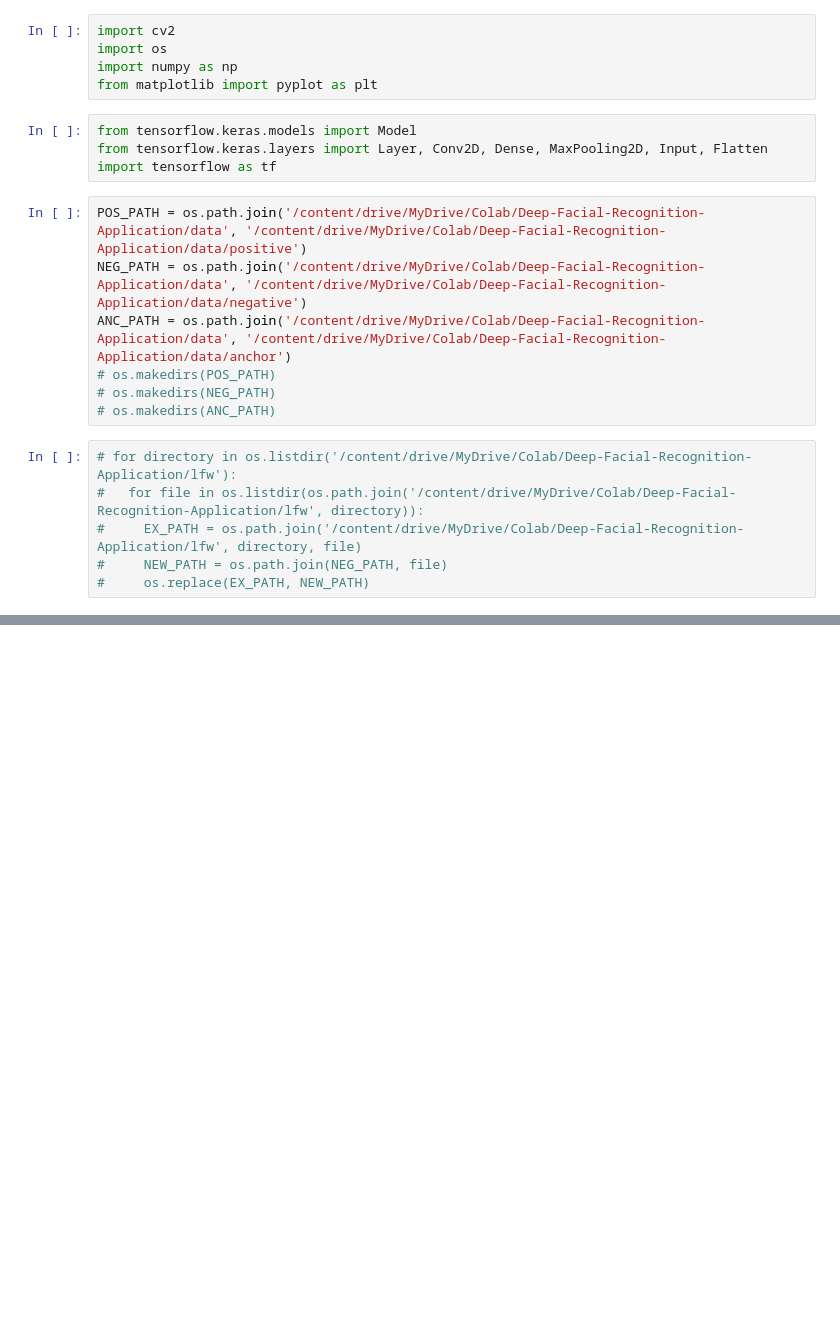
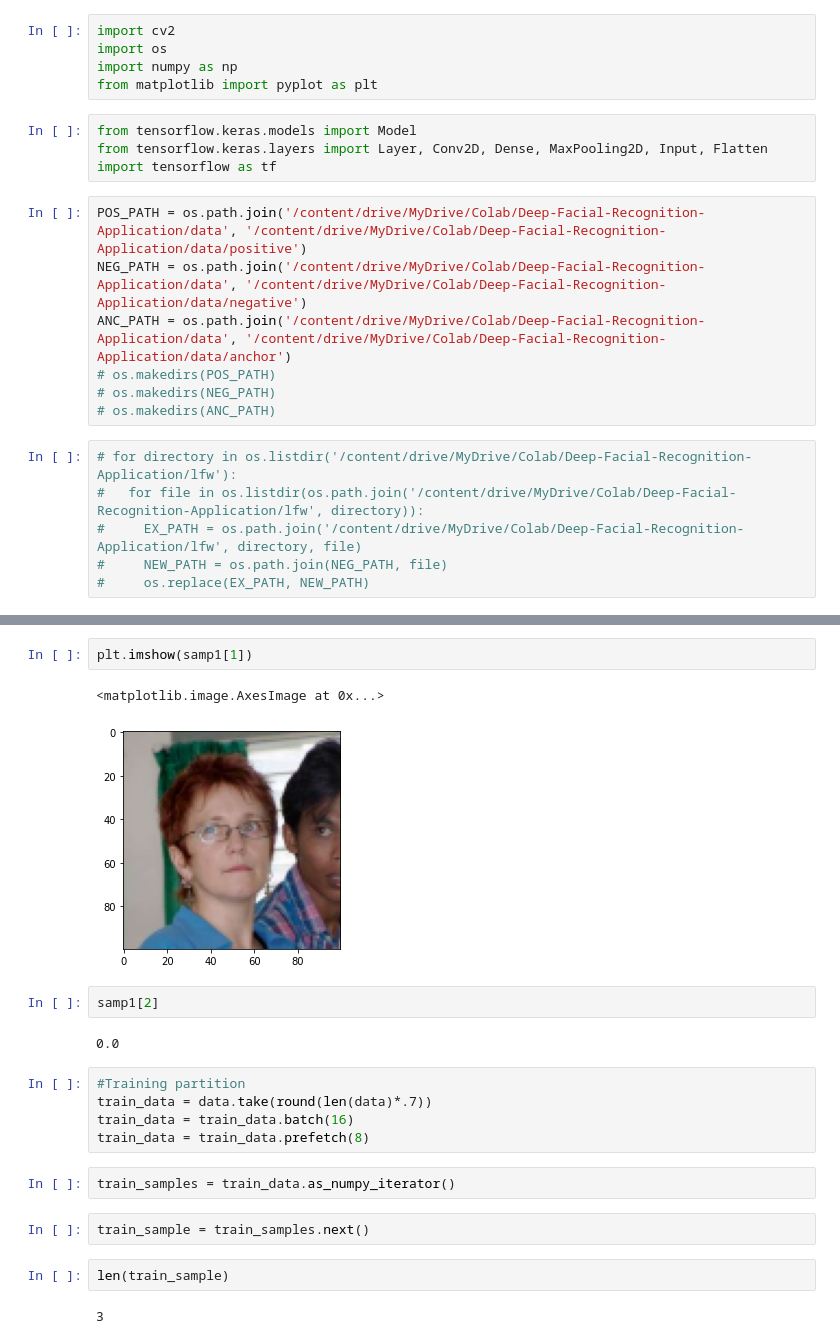
Before and after one commit to jayantdahiya/Deep-Facial-Recognition, a Jupyter notebook: Notebook1.ipynb, the cells around one changed output, grey strips where cells are left out. Cells and saved outputs as stored; diff of their text form; blank space fills up the shorter version.

```diff
--- a/Notebook1.ipynb
+++ b/Notebook1.ipynb
@@ -44,0 +86,22 @@ ANC_PATH = os.path.join('/content/drive/MyDrive/Colab/Deep-Facial-Recognition-Ap
+# %%
+plt.imshow(samp1[1])
+# %% [output]
+<matplotlib.image.AxesImage at 0x...>
+[figure, added]
+# %%
+samp1[2]
+# %% [output]
+0.0
+# %%
+#Training partition
+train_data = data.take(round(len(data)*.7))
+train_data = train_data.batch(16)
+train_data = train_data.prefetch(8)
+# %%
+train_samples = train_data.as_numpy_iterator()
+# %%
+train_sample = train_samples.next()
+# %%
+len(train_sample)
+# %% [output]
+3
```
Also changed, not shown: parts of 18 cells of this notebook.
